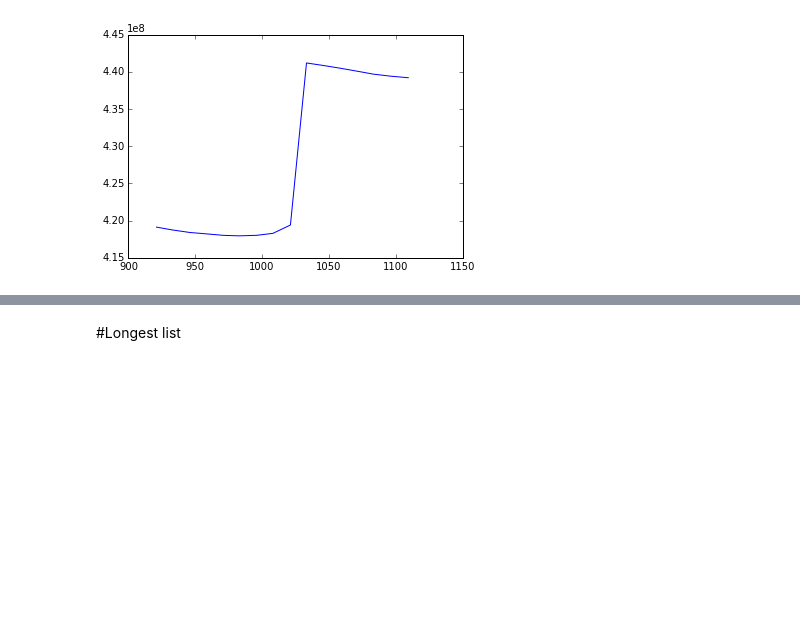
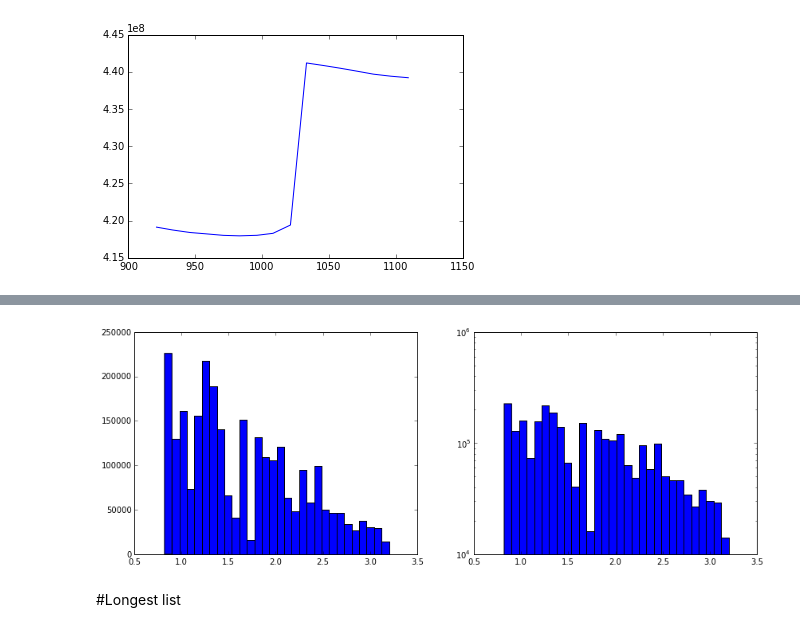
Before and after one commit to 0range/searchSem2, a Jupyter notebook: Seminar2 - Arzumanyan.ipynb, the cells around one changed output, grey strips where cells are left out. Saved outputs shown, nothing was run; the diff lists cells and outputs as text; code cells hidden in the pictures; blank space fills up the shorter version.

```diff
--- a/Seminar2 - Arzumanyan.ipynb
+++ b/Seminar2 - Arzumanyan.ipynb
@@ -316,4 +337,9 @@ opt m  250
 # %%
+opt_big_index_m = 988
+thetime = time()
 opt_comp_sizes = np.zeros(len(compressed_index))
 for i in xrange(len(compressed_index)):
+    if i % 100000 == 0:
+        print i, time() - thetime
     opt_comp_sizes[i] = GolombCompress(compressed_index[i], opt_big_index_m)
+print time() - thetime
@@ -320,3 +364,11 @@ for i in xrange(len(compressed_index)):
+# %%
+plt.figure(figsize=(14,5))
+plt.subplot(1,2,1)
+h = plt.hist((full_sizes / opt_comp_sizes), bins=30)
+plt.subplot(1,2,2)
+h = plt.hist((full_sizes / opt_comp_sizes), bins=30, log=True)
+# %% [output]
+[figure, added]
 # %% [markdown]
 #Longest list
 # %%
```
Also changed, not shown: parts of 15 cells of this notebook, 3 other files.
